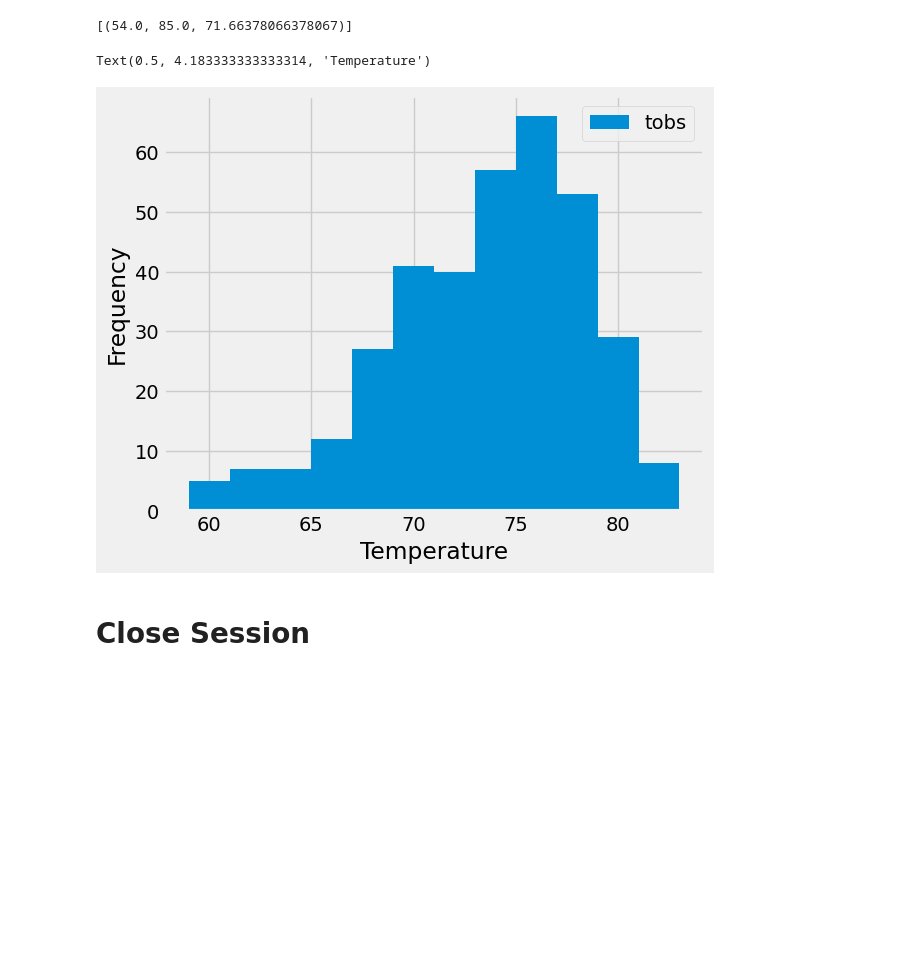
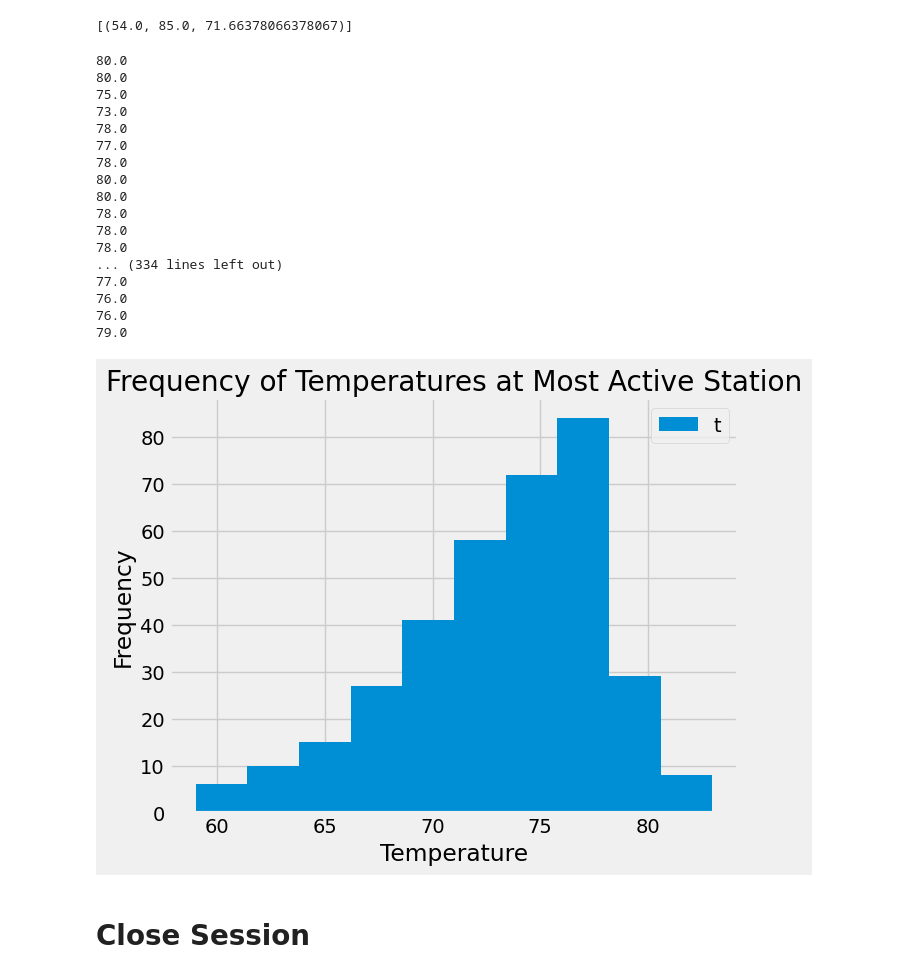
Before and after one commit to cbenson214/sqlalchemy-challenge, a Jupyter notebook: SurfsUp/climate_script.ipynb, the cells around one changed output. Cells and saved outputs as stored; diff of their text form; code cells hidden in the pictures; blank space fills up the shorter version.

```diff
--- a/SurfsUp/climate_script.ipynb
+++ b/SurfsUp/climate_script.ipynb
@@ -126,14 +142,57 @@ station_count
  ('USC00518838', 511)]
 # %%
 # Using the most active station id from the previous query, calculate the lowest, highest, and average temperature.
+active_station_count = session.query(Measurement.station,func.count(Measurement.station)).\
+                                    group_by(Measurement.station).\
+                                    order_by(func.count(Measurement.station).desc()).first()
+active_station = active_station_count[0]
+active_temp_obs = session.query(func.min(Measurement.tobs),func.max(Measurement.tobs),func.avg(Measurement.tobs)).\
+                    filter(Measurement.station == active_station).all()
+active_temp_obs
 # %% [output]
 [(54.0, 85.0, 71.66378066378067)]
 # %%
 # Using the most active station id
 # Query the last 12 months of temperature observation data for this station and plot the results as a histogram
+
+# Perform a query to retrieve the data
+tobs_results = session.query(Measurement.tobs).\
+                             filter(Measurement.station == active_station).\
+                             filter(Measurement.date > year_ago).all()
+
+results = []
+for result in tobs_results:
+    print(result.tobs)
+    results.append(result.tobs)
 # %% [output]
-Text(0.5, 4.183333333333314, 'Temperature')
+80.0
+80.0
+75.0
+73.0
+78.0
+77.0
+78.0
+80.0
+80.0
+78.0
+78.0
+78.0
+... (334 lines left out)
+77.0
+76.0
+76.0
+79.0
-[figure, removed]
+# %%
+# plot the data as a histogram
+plt.hist(results)
+plt.tight_layout()
+plt.xlabel("Temperature")
+plt.ylabel("Frequency")
+plt.legend("tobs")
+plt.title("Frequency of Temperatures at Most Active Station")
+plt.show()
+# %% [output]
+[figure, added]
 # %% [markdown]
 # Close Session
 # %%
```
Also changed, not shown: parts of 3 cells of this notebook.
